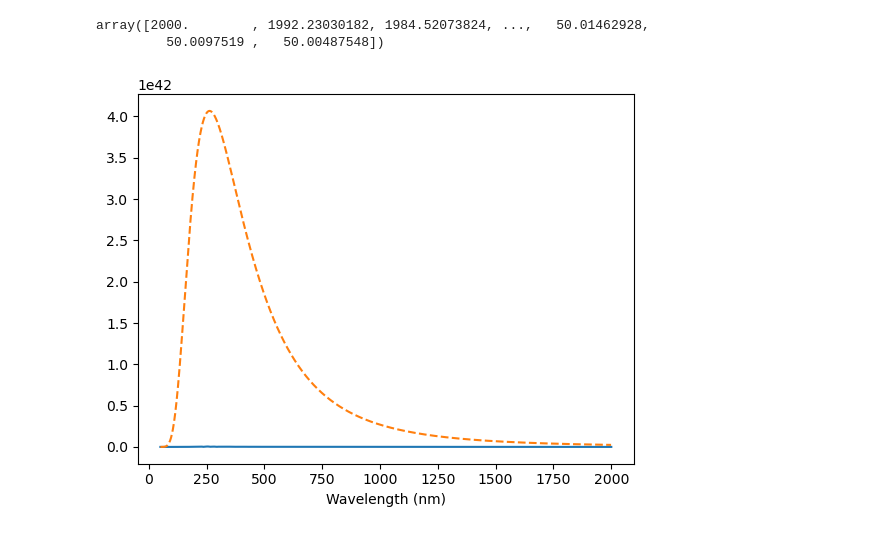
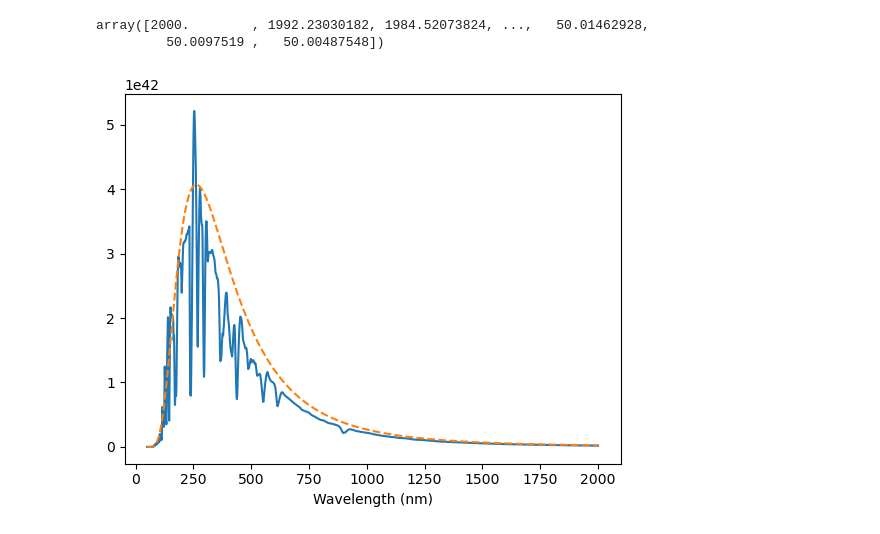
Before and after one commit to CePowers/python_practice, a Jupyter notebook: blackbodyfunction.ipynb, the cells around one changed output. Drawn from its saved outputs; the diff is of its cells as text; code cells hidden in the pictures.

Commit message:
scaled the luminosity of the spectrum

```diff
--- a/blackbodyfunction.ipynb
+++ b/blackbodyfunction.ipynb
@@ -169,15 +169,17 @@ s_wave
 # %% [output]
 array([2000.        , 1992.23030182, 1984.52073824, ...,   50.01462928,
          50.0097519 ,   50.00487548])
+# %%
+s_lum = np.loadtxt('luminosity_1.txt')*1e3
 # %%
 #plt.plot(wavelengths*1e9, intensity_example)
-plt.plot(s_wave, np.loadtxt('luminosity_1.txt'), label = 'Velocity Start 19000')
+plt.plot(s_wave, s_lum)
 plt.plot(wavelengths*1e9, luminosity_example, ls="--")
 #plt.plot(np.loadtxt('wavelength_1.txt'), luminosity_example2)
 
 plt.xlabel("Wavelength (nm)")
 #plt.ylabel("Intensity (W*m^-2*sr^-1*µm^-1)")
 
 plt.show()
 # %% [output]
-[figure, old version]
+[figure, new version]
```
